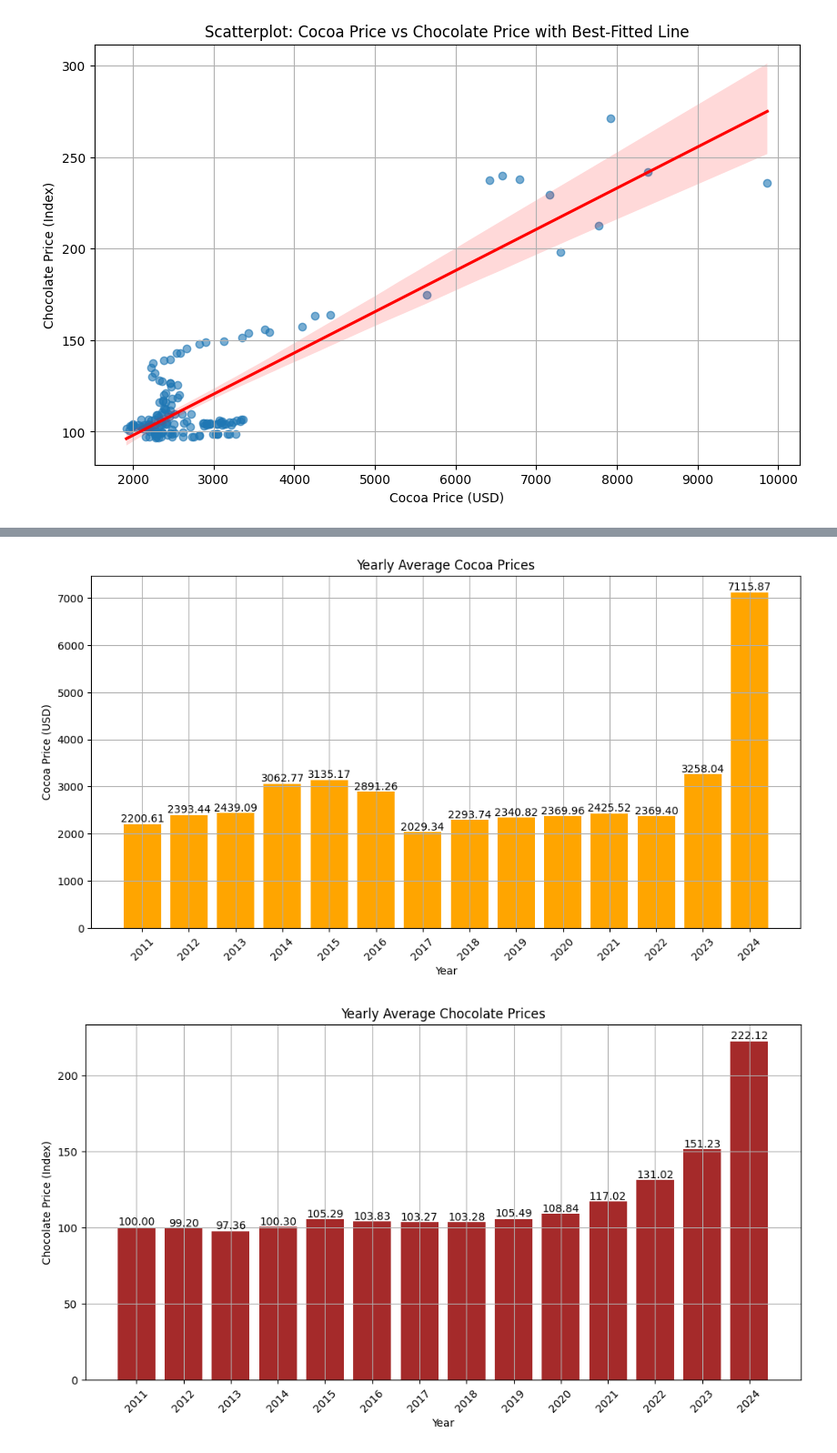
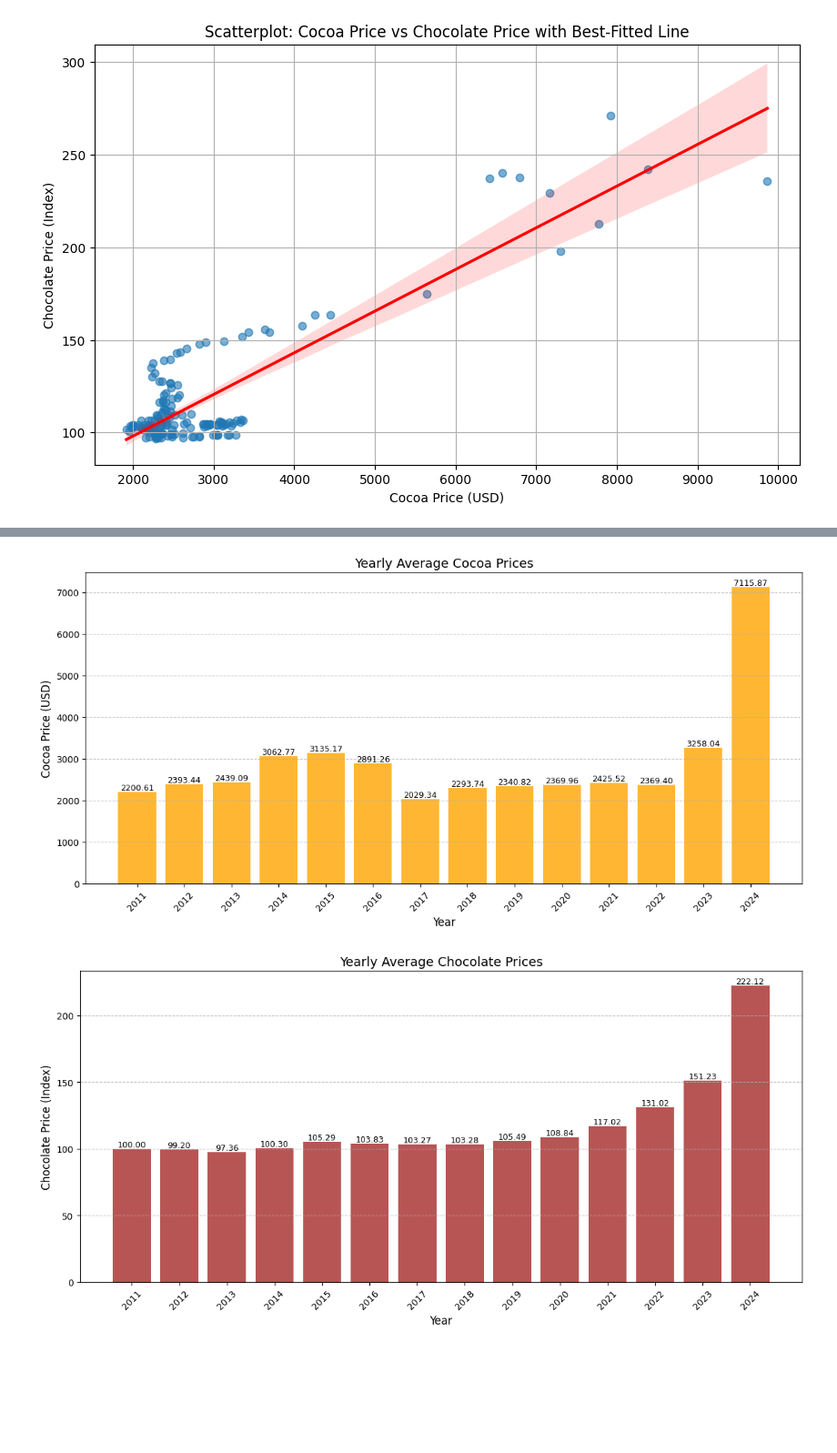
Before and after one commit to NoahGal-19/Group8, a Jupyter notebook: YIKE_QM2_Project.ipynb, the cells around one changed output, grey strips where cells are left out. Shown at 91% size. Cells and saved outputs as stored; diff of their text form; code cells hidden in the pictures; blank space fills up the shorter version.

```diff
--- a/YIKE_QM2_Project.ipynb
+++ b/YIKE_QM2_Project.ipynb
@@ -226,54 +199,60 @@ Slope after breakpoint: 0.026057362251755443
 # %%
 import pandas as pd
 import matplotlib.pyplot as plt
-
-cocoa_file_path = 'Cocoa_Price.csv'
-chocolate_file_path = 'Chocolate_Price.csv'
-cocoa_df = pd.read_csv(cocoa_file_path)
-chocolate_df = pd.read_csv(chocolate_file_path)
 cocoa_df.rename(columns={'PCOCOUSDM': 'Cocoa_Price'}, inplace=True)
 chocolate_df.rename(columns={'PCU311351311351': 'Chocolate_Price'}, inplace=True)
+
+# Convert observation_date to datetime and merge datasets
+cocoa_df['observation_date'] = pd.to_datetime(cocoa_df['observation_date'], format='%d/%m/%Y')
+chocolate_df['observation_date'] = pd.to_datetime(chocolate_df['observation_date'], format='%Y-%m-%d')
+
+# Merge datasets on observation_date
 data = pd.merge(cocoa_df, chocolate_df, on='observation_date', how='inner')
-data['observation_date'] = pd.to_datetime(data['observation_date'])
+
+# Extract year from observation_date
 data['Year'] = data['observation_date'].dt.year
 
 # Calculate yearly averages
 yearly_avg = data.groupby('Year')[['Cocoa_Price', 'Chocolate_Price']].mean()
 
-# 1. Plot Cocoa Price Averages with Details
+# 1. Plot Cocoa Price Averages
 plt.figure(figsize=(12, 6))
-bars = plt.bar(yearly_avg.index, yearly_avg['Cocoa_Price'], color='orange')
+bars = plt.bar(yearly_avg.index, yearly_avg['Cocoa_Price'], color='orange', alpha=0.8)
 
 # Add values on top of each bar
 for bar in bars:
     yval = bar.get_height()
-    plt.text(bar.get_x() + bar.get_width()/2, yval, f'{yval:.2f}', ha='center', va='bottom')
+    plt.text(bar.get_x() + bar.get_width() / 2, yval, f'{yval:.2f}', ha='center', va='bottom', fontsize=9)
 
-plt.title('Yearly Average Cocoa Prices')
-plt.xlabel('Year')
-plt.ylabel('Cocoa Price (USD)')
-plt.grid(True)
-plt.xticks(yearly_avg.index, rotation=45)
+plt.title('Yearly Average Cocoa Prices', fontsize=14)
+plt.xlabel('Year', fontsize=12)
+plt.ylabel('Cocoa Price (USD)', fontsize=12)
+plt.grid(axis='y', linestyle='--', alpha=0.7)
+plt.xticks(yearly_avg.index, rotation=45, fontsize=10)
+plt.yticks(fontsize=10)
+plt.tight_layout()
 plt.show()
 
-# 2. Plot Chocolate Price Averages with Details
+# 2. Plot Chocolate Price Averages
 plt.figure(figsize=(12, 6))
-bars = plt.bar(yearly_avg.index, yearly_avg['Chocolate_Price'], color='brown')
+bars = plt.bar(yearly_avg.index, yearly_avg['Chocolate_Price'], color='brown', alpha=0.8)
 
 # Add values on top of each bar
 for bar in bars:
     yval = bar.get_height()
-    plt.text(bar.get_x() + bar.get_width()/2, yval, f'{yval:.2f}', ha='center', va='bottom')
+    plt.text(bar.get_x() + bar.get_width() / 2, yval, f'{yval:.2f}', ha='center', va='bottom', fontsize=9)
 
-plt.title('Yearly Average Chocolate Prices')
-plt.xlabel('Year')
-plt.ylabel('Chocolate Price (Index)')
-plt.grid(True)
-plt.xticks(yearly_avg.index, rotation=45)
+plt.title('Yearly Average Chocolate Prices', fontsize=14)
+plt.xlabel('Year', fontsize=12)
+plt.ylabel('Chocolate Price (Index)', fontsize=12)
+plt.grid(axis='y', linestyle='--', alpha=0.7)
+plt.xticks(yearly_avg.index, rotation=45, fontsize=10)
+plt.yticks(fontsize=10)
+plt.tight_layout()
 plt.show()
 # %% [output]
-[figure, old version]
+[figure, new version]
-[figure, old version]
+[figure, new version]
 # %%
 import seaborn as sns
 correlation = data[['Cocoa_Price', 'Chocolate_Price']].corr()
```
Also changed, not shown: parts of 10 cells of this notebook.
